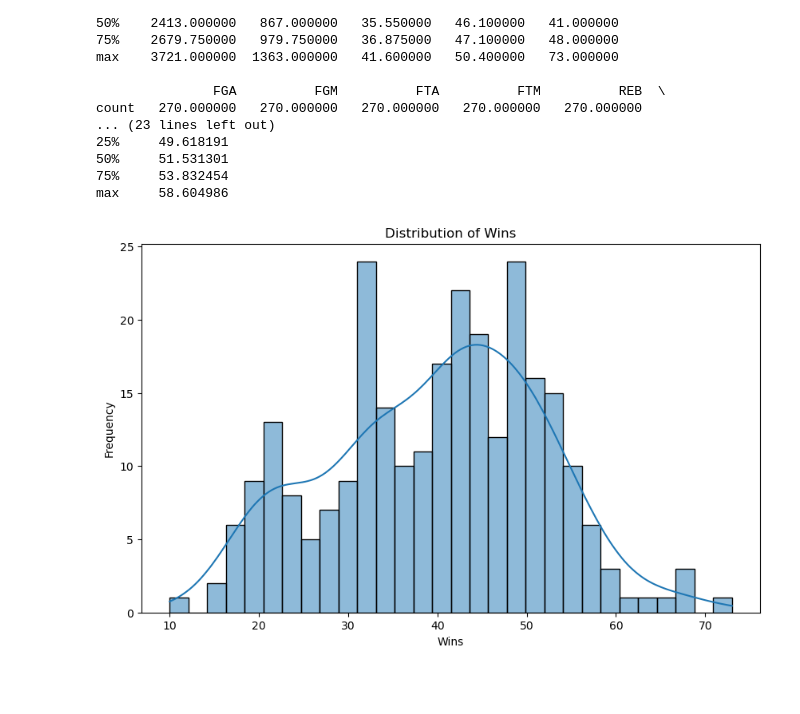
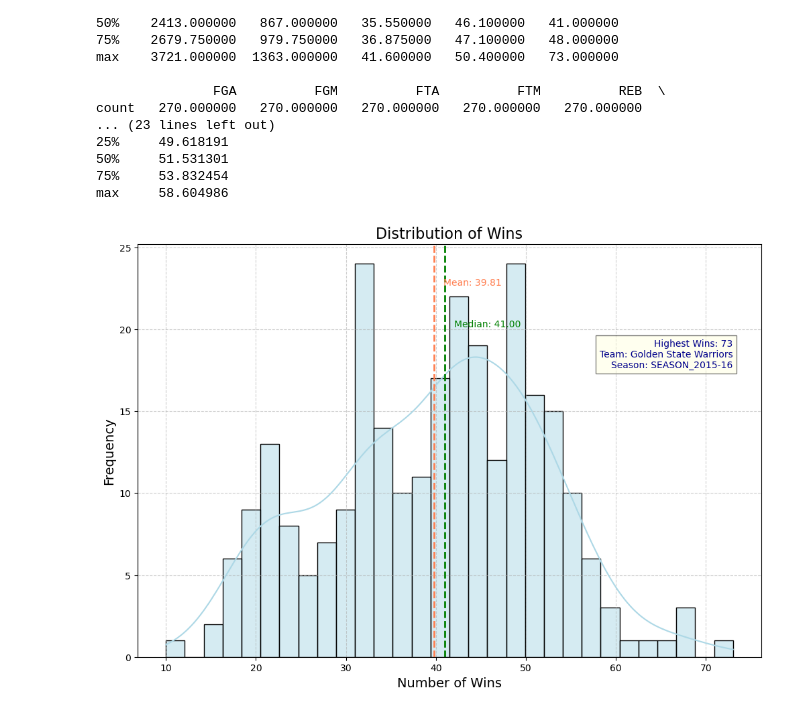
Before and after one commit to rhea54/NBA-Team-Performance-Analysis, a Jupyter notebook: notebooks/03_exploratory_data_analysis.ipynb, the cells around one changed output. Saved outputs shown, nothing was run; the diff lists cells and outputs as text; code cells hidden in the pictures; blank space fills up the shorter version.

```diff
--- a/notebooks/03_exploratory_data_analysis.ipynb
+++ b/notebooks/03_exploratory_data_analysis.ipynb
@@ -27,13 +28,43 @@ count   270.000000   270.000000   270.000000   270.000000   270.000000
 75%     53.832454
 max     58.604986
 # %%
-# Distribution of wins
-plt.figure(figsize=(10, 6))
-sns.histplot(prepared_data['W'], bins=30, kde=True)
-plt.title('Distribution of Wins')
-plt.xlabel('Wins')
-plt.ylabel('Frequency')
+# Find the row with the maximum number of wins
+max_wins = prepared_data['W'].max()
+max_wins_row = prepared_data.loc[prepared_data['W'] == max_wins]
+
+# Find the corresponding team and season for the maximum wins
+team_max_wins = max_wins_row[team_columns].idxmax(axis=1).values[0]
+season_max_wins = max_wins_row.filter(like='SEASON').idxmax(axis=1).values[0]
+
+# Distribution of wins with improved visualization
+plt.figure(figsize=(12, 8))
+sns.set_palette('pastel')
+sns.histplot(prepared_data['W'], bins=30, kde=True, color='lightblue', edgecolor='black')
+
+# Adding mean and median lines
+mean_wins = prepared_data['W'].mean()
+median_wins = prepared_data['W'].median()
+plt.axvline(mean_wins, color='coral', linestyle='dashed', linewidth=2)
+plt.axvline(median_wins, color='green', linestyle='dashed', linewidth=2)
+
+# Adding annotations for mean and median
+plt.text(mean_wins + 1, max(plt.gca().get_ylim()) * 0.9, f'Mean: {mean_wins:.2f}', color='coral')
+plt.text(median_wins + 1, max(plt.gca().get_ylim()) * 0.8, f'Median: {median_wins:.2f}', color='green')
+
+# Adding annotation for the team with the highest wins
+plt.text(max_wins, max(plt.gca().get_ylim()) * 0.7, f'Highest Wins: {max_wins}\nTeam: {team_max_wins}\nSeason: {season_max_wins}',
+         color='darkblue', ha='right', bbox=dict(facecolor='lightyellow', alpha=0.5))
+
+# Title and labels
+plt.title('Distribution of Wins', fontsize=16)
+plt.xlabel('Number of Wins', fontsize=14)
+plt.ylabel('Frequency', fontsize=14)
+
+# Adding grid
+plt.grid(True, linestyle='--', alpha=0.6)
+
+# Save and show the plot
 plt.savefig('visualizations/distribution_of_wins.png')
 plt.show()
 # %% [output]
-[figure, old version]
+[figure, new version]
```
Also changed, not shown: parts of 6 cells of this notebook.
